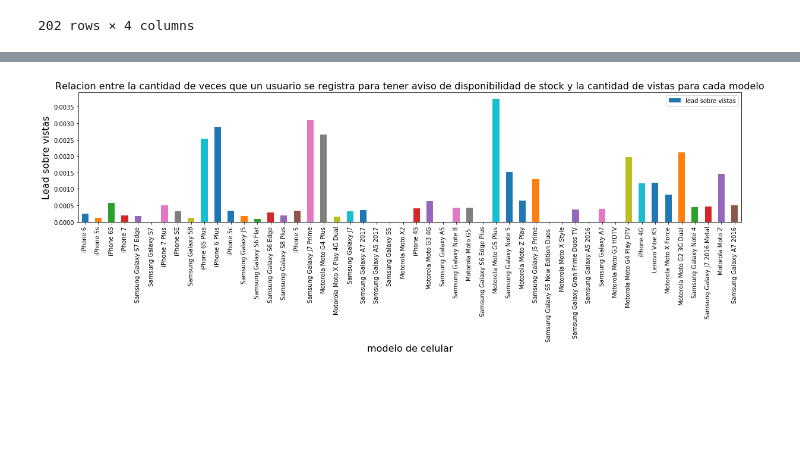
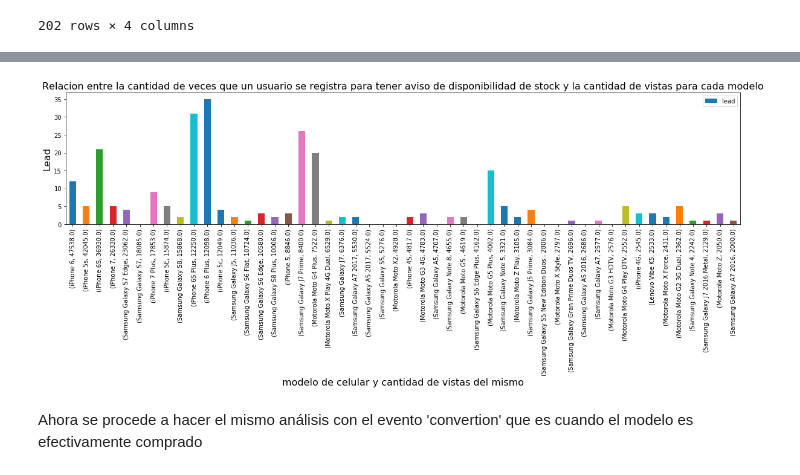
Before and after one commit to IgnacioKomar/OrganizacionDeDatos, a Jupyter notebook: Análisis de vistas y compras por modelo de producto.ipynb, the cells around one changed output, grey strips where cells are left out. Saved outputs shown, nothing was run; the diff lists cells and outputs as text; code cells hidden in the pictures; blank space fills up the shorter version.

```diff
--- a/Análisis de vistas y compras por modelo de producto.ipynb
+++ b/Análisis de vistas y compras por modelo de producto.ipynb
@@ -81,5 +64,5 @@ modelList.head(10)
 # %%
-modelListPivoted = modelList.pivot_table(index = "model", columns = "event", values = 0, aggfunc = 'first')
+modelListPivoted = modelList.pivot_table(index = ["model"], columns = "event", values = 0, aggfunc = 'first')
 modelListPivoted = modelListPivoted[['viewed product', 'lead', 'conversion', 'checkout']]
 modelListPivoted.sort_values(by='viewed product', ascending = False)
 # %% [output]
@@ -184,0 +150,4 @@ modelLeadToViewsRatioOrderedByViews.head(20)
+# %%
+modelLeadToViewsOrderedByViews = modelLeadToViews.sort_values(by = 'viewed product', ascending = False)
+modelLeadToViewsOrderedByViews = modelLeadToViewsOrderedByViews.set_index(['viewed product'], append= True)
+modelLeadToViewsOrderedByViews.head(20)
@@ -185,8 +173,8 @@ modelLeadToViewsRatioOrderedByViews.head(20)
 # %%
-vistasQueMasHicieronLeadPlot = modelLeadToViewsRatioOrderedByViews.head(50).plot(kind = 'bar', y = 'lead sobre vistas', figsize = (20,4))
-vistasQueMasHicieronLeadPlot.set_xlabel("modelo de celular", fontsize = 16)
-vistasQueMasHicieronLeadPlot.set_ylabel("Lead sobre vistas", fontsize = 16)
+vistasQueMasHicieronLeadPlot = modelLeadToViewsOrderedByViews.head(50).plot(kind = 'bar', y = 'lead', figsize = (20,4))
+vistasQueMasHicieronLeadPlot.set_xlabel("modelo de celular y cantidad de vistas del mismo", fontsize = 16)
+vistasQueMasHicieronLeadPlot.set_ylabel("Lead", fontsize = 16)
 vistasQueMasHicieronLeadPlot.set_title("Relacion entre la cantidad de veces que un usuario se registra para tener aviso de disponibilidad de stock y la cantidad de vistas para cada modelo",fontsize = 16)
 plt.show()
 # %% [output]
-[figure, old version]
+[figure, new version]
@@ -198,0 +181,2 @@ modelConvertionToViewsRatioOrderedByViews = modelConvertionToViewsRatio.sort_val
+# %% [markdown]
+Ahora se procede a hacer el mismo análisis con el evento 'convertion' que es cuando el modelo es efectivamente comprado
```
Also changed, not shown: parts of 31 cells of this notebook.
